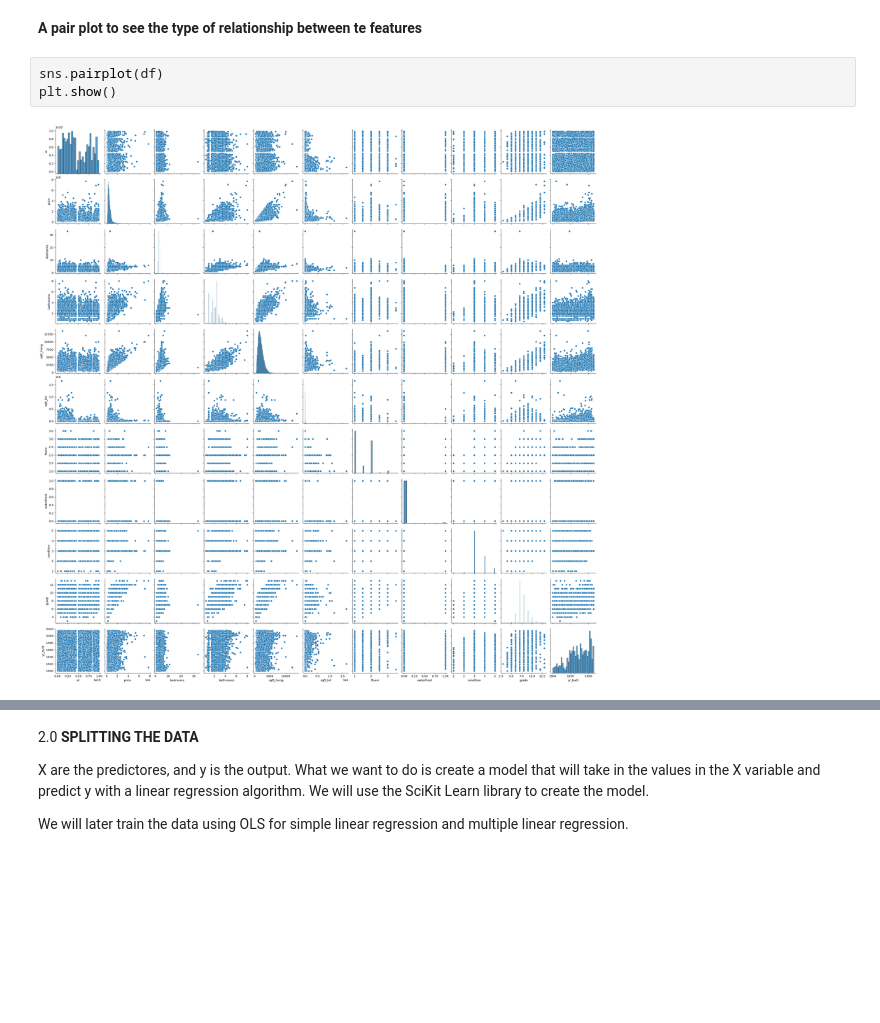
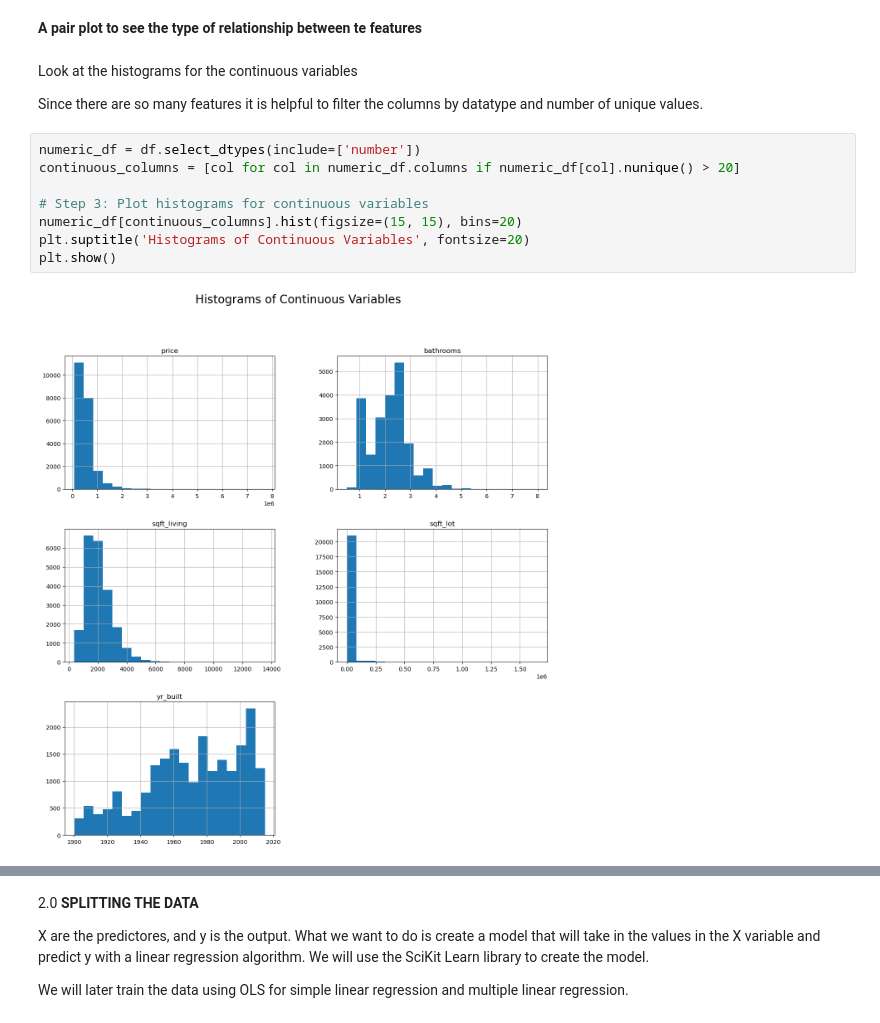
Before and after one commit to Jodhiamboapiyo/Group15_project, a Jupyter notebook: Work/Josi.ipynb, the cells around one changed output, grey strips where cells are left out. Saved outputs shown, nothing was run; the diff lists cells and outputs as text; blank space fills up the shorter version.

```diff
--- a/Work/Josi.ipynb
+++ b/Work/Josi.ipynb
@@ -101,8 +102,18 @@ dtype: int64
 *The waterfont value is the only feature with Null values*
 # %% [markdown]
 **A pair plot to see the type of relationship between te features**
-# %%
-sns.pairplot(df)
-plt.show()
-# %% [output]
-[figure, removed]
+# %% [markdown]
+
+Look at the histograms for the continuous variables
+
+Since there are so many features it is helpful to filter the columns by datatype and number of unique values.
+# %%
+numeric_df = df.select_dtypes(include=['number'])
+continuous_columns = [col for col in numeric_df.columns if numeric_df[col].nunique() > 20]
+
+# Step 3: Plot histograms for continuous variables
+numeric_df[continuous_columns].hist(figsize=(15, 15), bins=20)
+plt.suptitle('Histograms of Continuous Variables', fontsize=20)
+plt.show()
+# %% [output]
+[figure, added]
```
Also changed, not shown: parts of 53 cells of this notebook.
